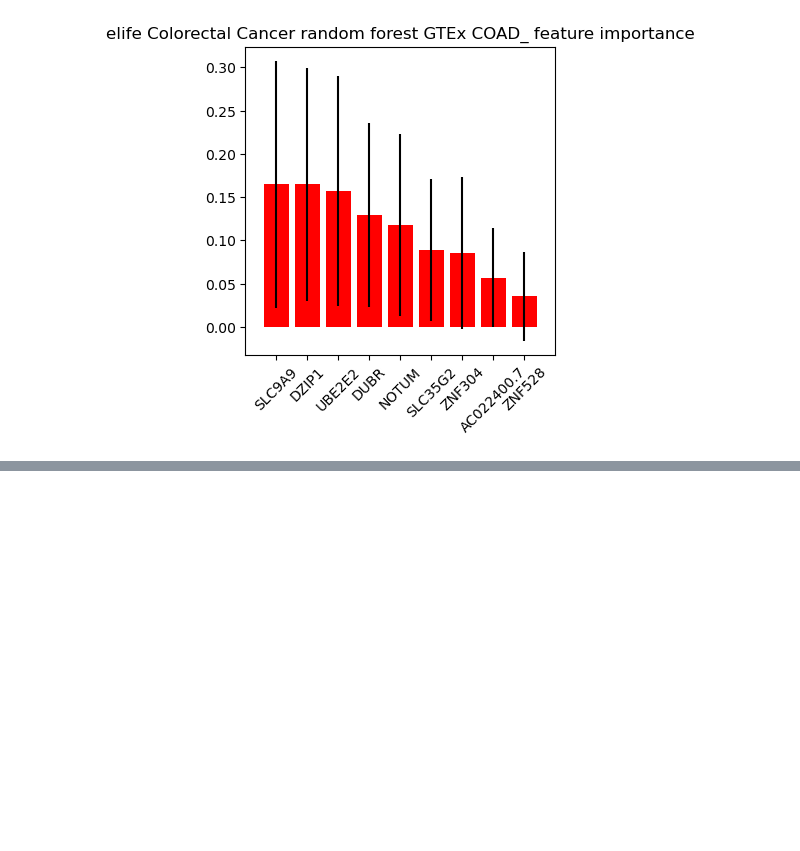
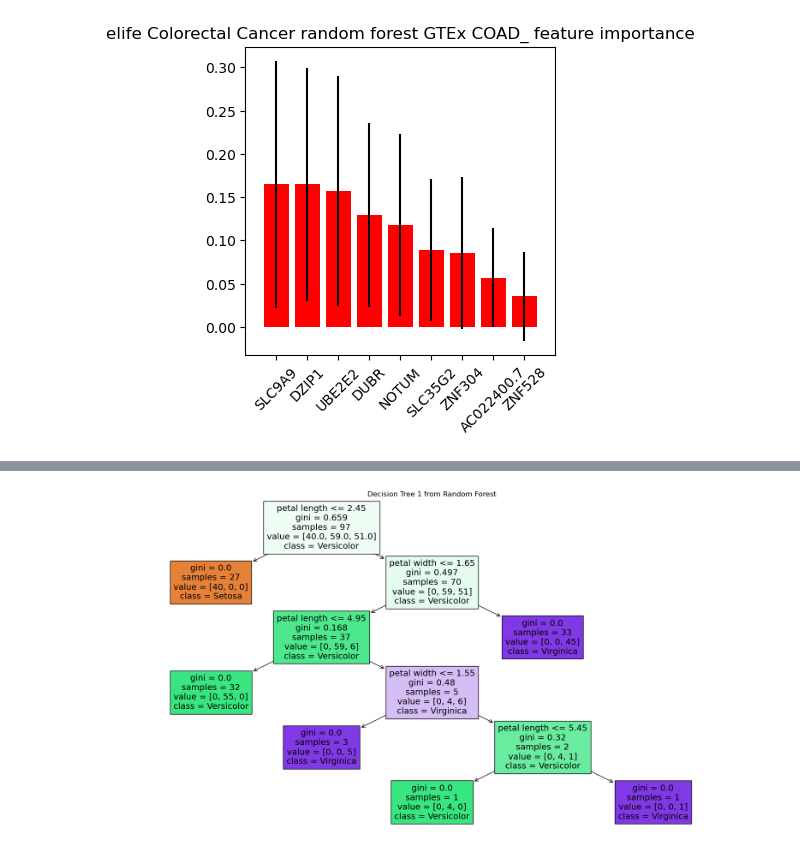
Before and after one commit to aedavids/extraCellularRNA, a Jupyter notebook: intraExtraRNA_POC/jupyterNotebooks/elife/elifeBinaryRandomForestResults.ipynb, the cells around one changed output, grey strips where cells are left out. Cells and saved outputs as stored; diff of their text form; code cells hidden in the pictures; blank space fills up the shorter version.

```diff
--- a/intraExtraRNA_POC/jupyterNotebooks/elife/elifeBinaryRandomForestResults.ipynb
+++ b/intraExtraRNA_POC/jupyterNotebooks/elife/elifeBinaryRandomForestResults.ipynb
@@ -613,0 +639,12 @@ Wall time: 25.5 s
+# %%
+# Select one tree from the forest
+tree_index = 1  # selecting the 2nd tree
+single_tree = model.estimators_[tree_index]
+
+# Plot the selected tree
+plt.figure(figsize=(20,10))
+plot_tree(single_tree, filled=True, feature_names=['sepal length', 'sepal width', 'petal length', 'petal width'], class_names=['Setosa', 'Versicolor', 'Virginica'])
+plt.title(f"Decision Tree {tree_index} from Random Forest")
+plt.show()
+# %% [output]
+[figure, added]
```
Also changed, not shown: parts of 2 cells of this notebook.
